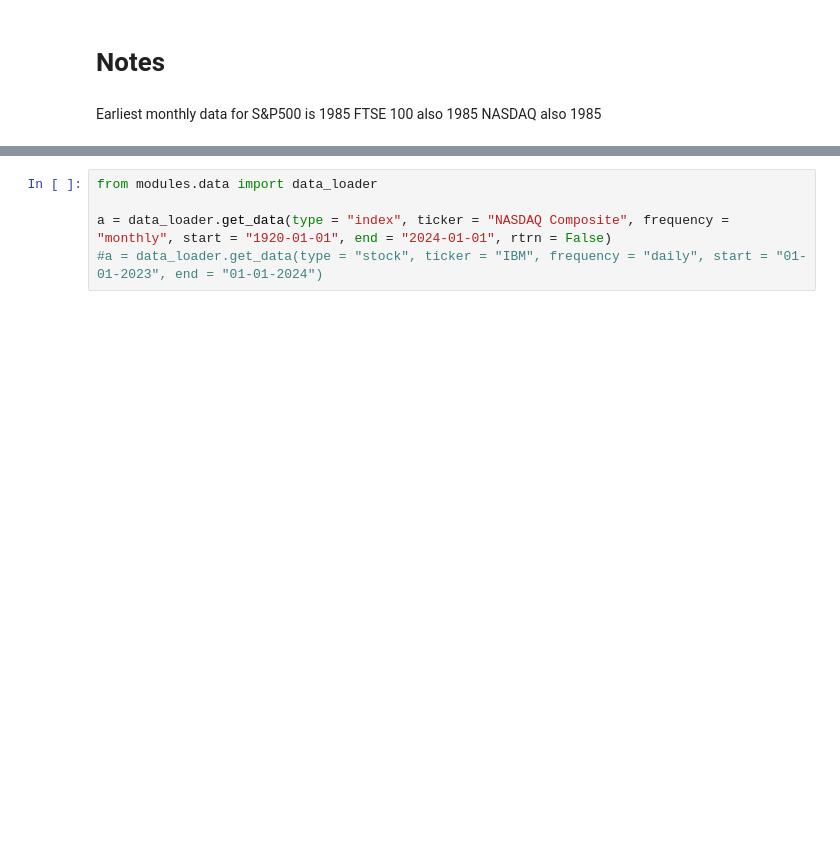
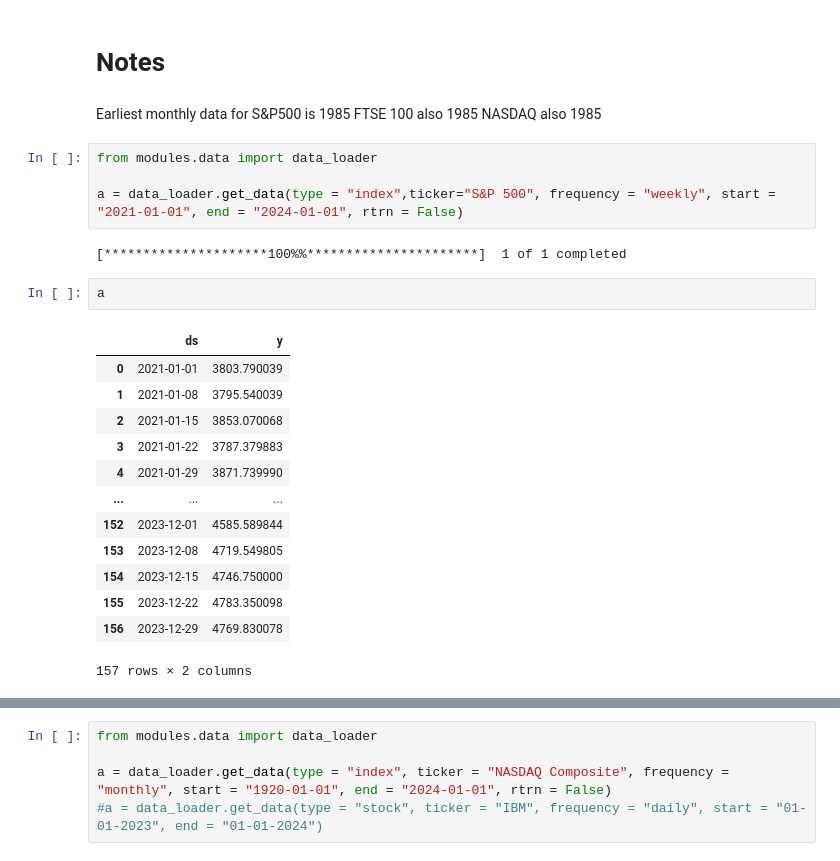
Before and after one commit to filip-topic/Time-Series-Foundation-Models-in-Financial-time-series-prediction, a Jupyter notebook: notebook.ipynb, the cells around one changed output, grey strips where cells are left out. Cells and saved outputs as stored; diff of their text form; blank space fills up the shorter version.

```diff
--- a/notebook.ipynb
+++ b/notebook.ipynb
@@ -14,3 +14,25 @@ from modules.models import prpht
 Earliest monthly data for S&P500 is 1985
 FTSE 100 also 1985
 NASDAQ also 1985
+# %%
+from modules.data import data_loader
+
+a = data_loader.get_data(type = "index",ticker="S&P 500", frequency = "weekly", start = "2021-01-01", end = "2024-01-01", rtrn = False)
+# %% [output]
+[*********************100%%**********************]  1 of 1 completed
+# %%
+a
+# %% [output]
+|  | ds | y |
+| 0 | 2021-01-01 | 3803.790039 |
+| 1 | 2021-01-08 | 3795.540039 |
+| 2 | 2021-01-15 | 3853.070068 |
+| 3 | 2021-01-22 | 3787.379883 |
+| 4 | 2021-01-29 | 3871.739990 |
+| ... | ... | ... |
+| 152 | 2023-12-01 | 4585.589844 |
+| 153 | 2023-12-08 | 4719.549805 |
+| 154 | 2023-12-15 | 4746.750000 |
+| 155 | 2023-12-22 | 4783.350098 |
+| 156 | 2023-12-29 | 4769.830078 |
+157 rows × 2 columns
```
Also changed, not shown: parts of 2 cells of this notebook, 2 other files.
